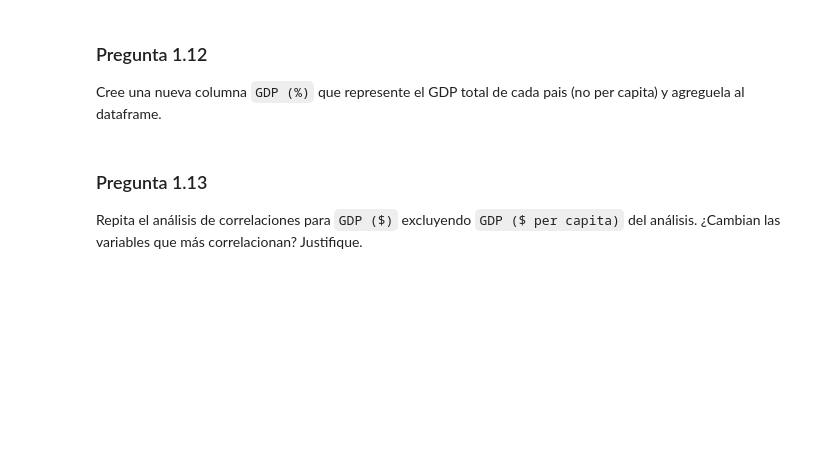
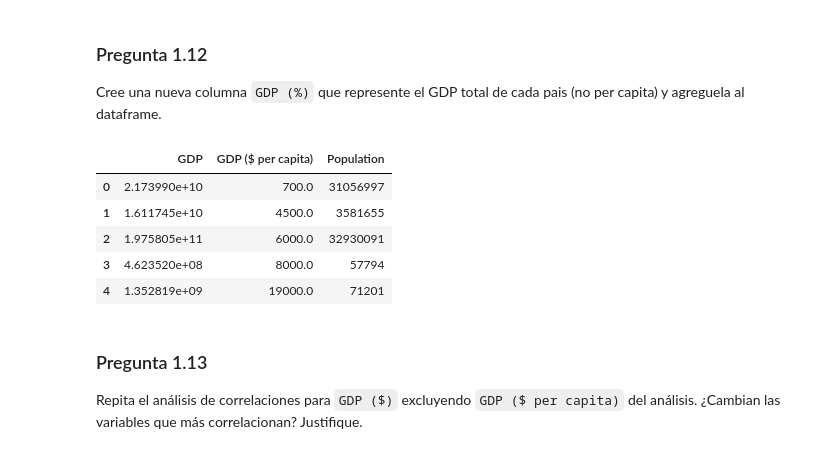
Before and after one commit to Nacho0611/Tarea1ML, a Jupyter notebook: Tarea_1.ipynb, the cells around one changed output. Cells and saved outputs as stored; diff of their text form; code cells hidden in the pictures; blank space fills up the shorter version.

```diff
--- a/Tarea_1.ipynb
+++ b/Tarea_1.ipynb
@@ -458,6 +458,20 @@ plt.show()
 ### Pregunta 1.12
 
 Cree una nueva columna `GDP (%)` que represente el GDP total de cada pais (no per capita) y agreguela al dataframe.
+# %%
+gdp_pc_col = [col for col in df.columns if 'gdp' in col.lower()][0]
+pop_col = [col for col in df.columns if 'pop' in col.lower()][0]
+
+df['GDP'] = df[gdp_pc_col] * df[pop_col]
+
+df[['GDP', gdp_pc_col, pop_col]].head()
+# %% [output]
+|  | GDP | GDP ($ per capita) | Population |
+| 0 | 2.173990e+10 | 700.0 | 31056997 |
+| 1 | 1.611745e+10 | 4500.0 | 3581655 |
+| 2 | 1.975805e+11 | 6000.0 | 32930091 |
+| 3 | 4.623520e+08 | 8000.0 | 57794 |
+| 4 | 1.352819e+09 | 19000.0 | 71201 |
 # %% [markdown]
 ### Pregunta 1.13
 
```
